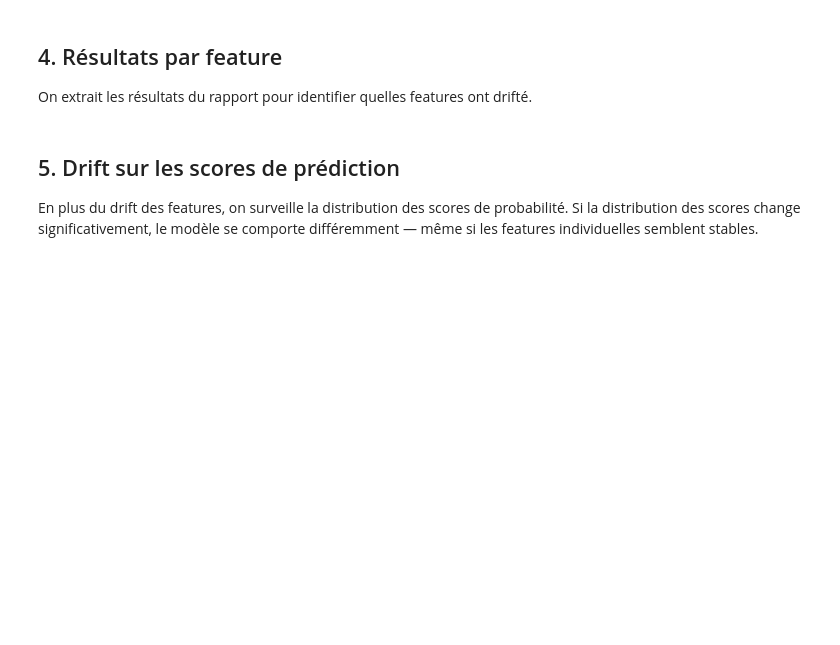
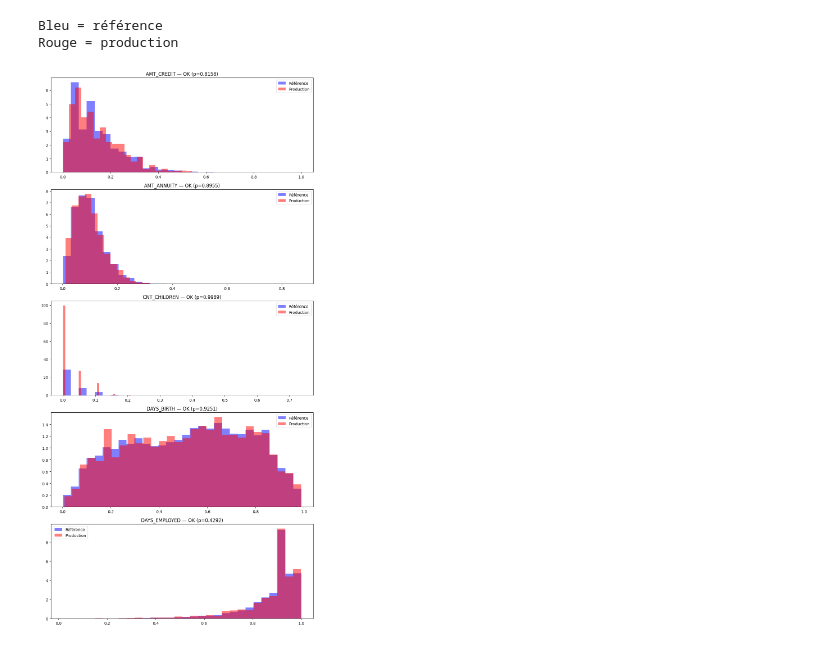
Before and after one commit to AxelleGapinski/credit_scoring, a Jupyter notebook: data_drift_analysis.ipynb, the cells around one changed output. Drawn from its saved outputs; the diff is of its cells as text; code cells hidden in the pictures; blank space fills up the shorter version.

```diff
--- a/data_drift_analysis.ipynb
+++ b/data_drift_analysis.ipynb
@@ -125,30 +120,0 @@ print('✅ Rapport sauvegardé : reports/data_drift_report.html')
-# %% [markdown]
-## 4. Résultats par feature
-
-On extrait les résultats du rapport pour identifier quelles features ont drifté.
-# %%
-# Extraire les résultats sous forme de DataFrame
-report_dict = report.as_dict()
-drift_results = []
-
-for metric in report_dict['metrics']:
-    if metric['metric'] == 'DataDriftTable':
-        for feature, values in metric['result']['drift_by_columns'].items():
-            drift_results.append({
-                'feature'        : feature,
-                'drift_detected' : values['drift_detected'],
-                'p_value'        : round(values.get('p_value', float('nan')), 4),
-                'statistic'      : round(values.get('statistic', float('nan')), 4),
-                'test'           : values.get('stattest_name', 'N/A'),
-            })
-
-drift_df = pd.DataFrame(drift_results).sort_values('drift_detected', ascending=False)
-print(drift_df.to_string(index=False))
-
-n_drifted = drift_df['drift_detected'].sum()
-print(f'\n{n_drifted}/{len(drift_df)} features en drift')
-# %% [markdown]
-## 5. Drift sur les scores de prédiction
-
-En plus du drift des features, on surveille la distribution des scores de probabilité.
-Si la distribution des scores change significativement, le modèle se comporte différemment — même si les features individuelles semblent stables.
@@ -176,0 +121,26 @@ if 'prediction_proba' in prod_data.columns:
+# %%
+fig, axes = plt.subplots(len(FEATURES_TO_MONITOR), 1, figsize=(10, 4 * len(FEATURES_TO_MONITOR)))
+if len(FEATURES_TO_MONITOR) == 1:
+    axes = [axes]
+
+for ax, col in zip(axes, FEATURES_TO_MONITOR):
+    if col not in prod_data.columns:
+        continue
+    ax.hist(ref_data[col].dropna(), bins=30, alpha=0.5, label='Référence', color='blue', density=True)
+    ax.hist(prod_data[col].dropna(), bins=30, alpha=0.5, label='Production', color='red', density=True)
+    row = drift_df[drift_df['feature'] == col]
+    drift_flag = 'DRIFT' if row['drift_detected'].values[0] else 'OK'
+    ax.set_title(f'{col} — {drift_flag} (p={row["p_value"].values[0]})')
+    ax.legend()
+
+plt.tight_layout()
+os.makedirs('reports', exist_ok=True)
+plt.savefig('reports/data_drift_report.png')
+
+print("Bleu = référence")
+print ("Rouge = production")
+plt.show()
+# %% [output]
+Bleu = référence
+Rouge = production
+[figure, added]
```
Also changed, not shown: parts of 22 cells of this notebook.
